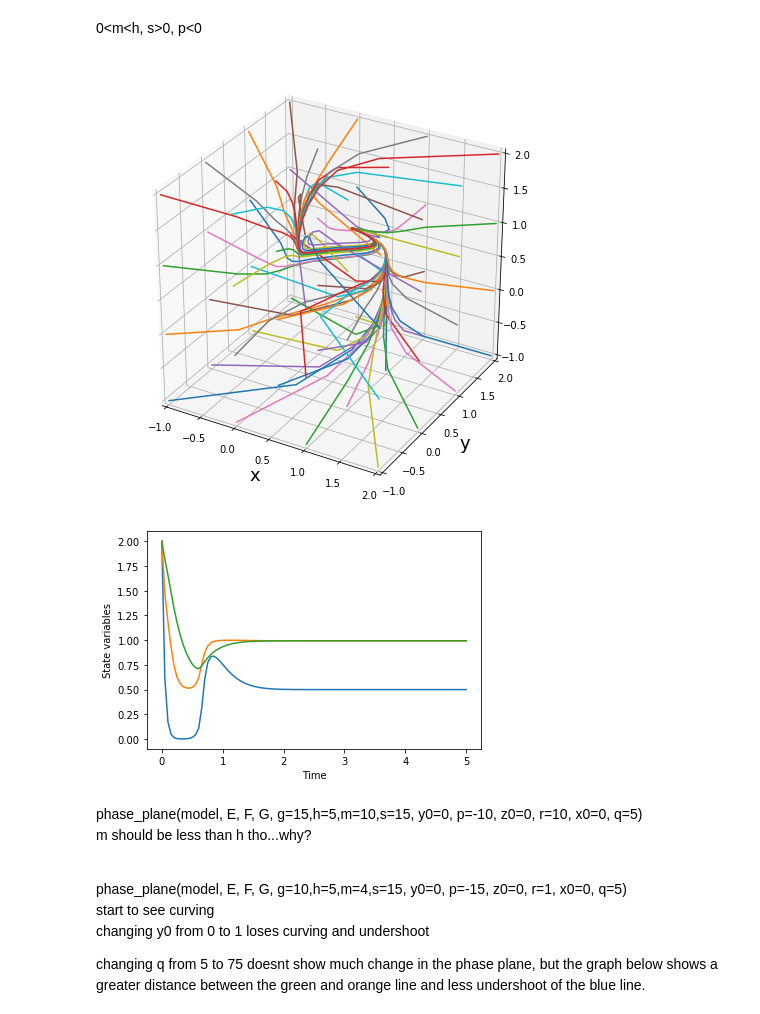
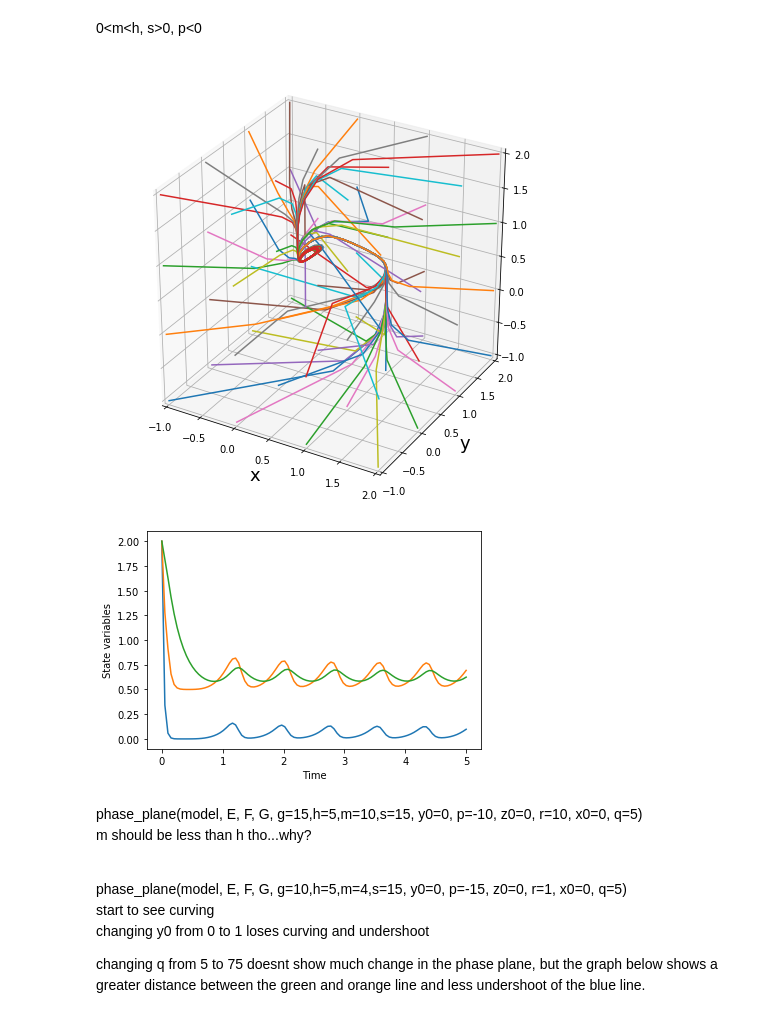
Before and after one commit to jarzavala/LA-Brown-JRitt, a Jupyter notebook: Project.ipynb, the cells around one changed output. Cells and saved outputs as stored; diff of their text form; code cells hidden in the pictures.

```diff
--- a/Project.ipynb
+++ b/Project.ipynb
@@ -155,10 +155,10 @@ def phase_plane(model, E, F, G, g=2, h=3, m=4,s=10, y0=0, p=-10, z0=0, r=10, x0=
 # %% [markdown]
 0<m<h, s>0, p<0
 # %%
-phase_plane(model, E, F, G, g=25,h=15,m=4,s=15, y0=0, p=-15, z0=0, r=10, x0=0, q=10)
+phase_plane(model, E, F, G, g=35,h=25,m=4,s=15, y0=0, p=-20, z0=0, r=10, x0=0, q=10)
 # %% [output]
-[figure, old version]
+[figure, new version]
-[figure, old version]
+[figure, new version]
 # %% [markdown]
 phase_plane(model, E, F, G, g=15,h=5,m=10,s=15, y0=0, p=-10, z0=0, r=10, x0=0, q=5)
 <br>
```
